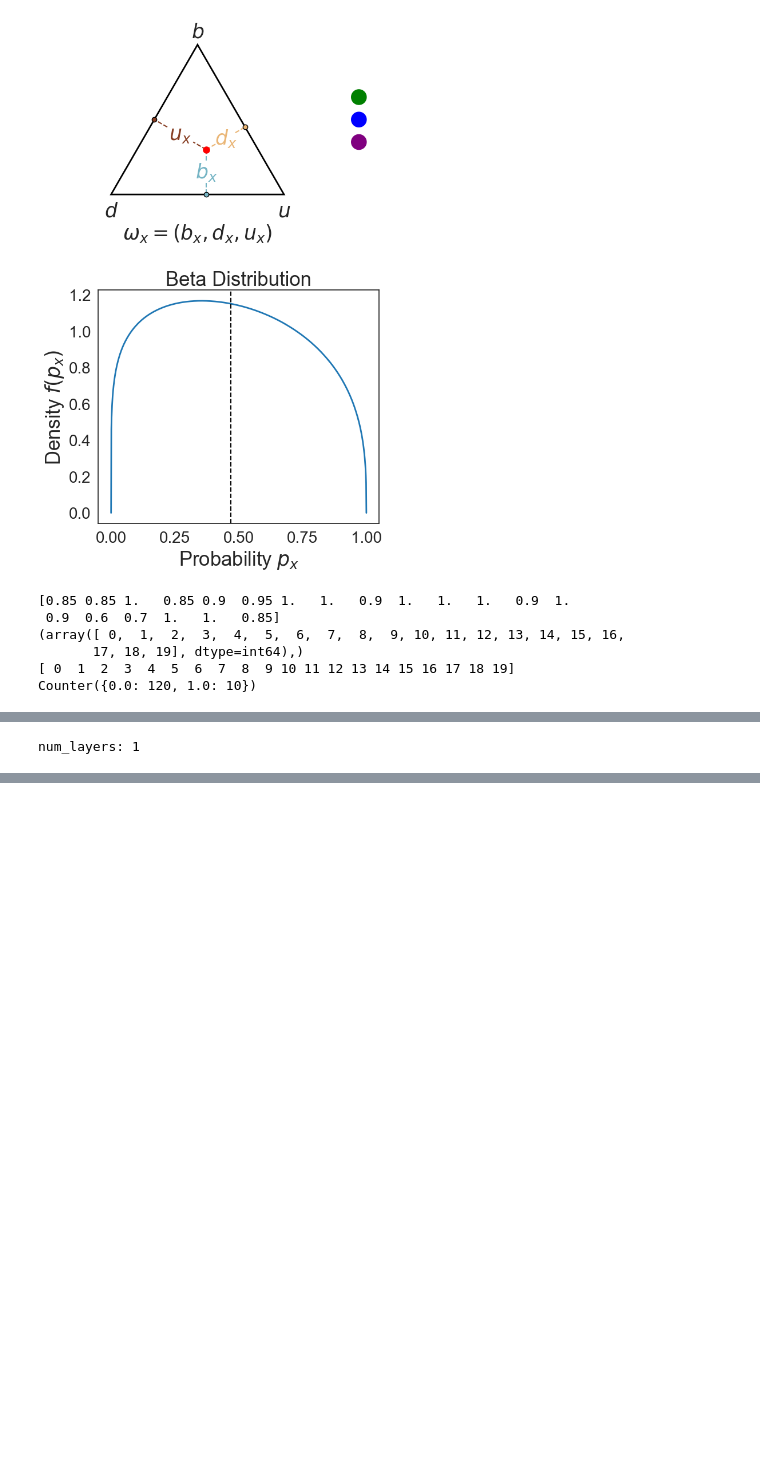
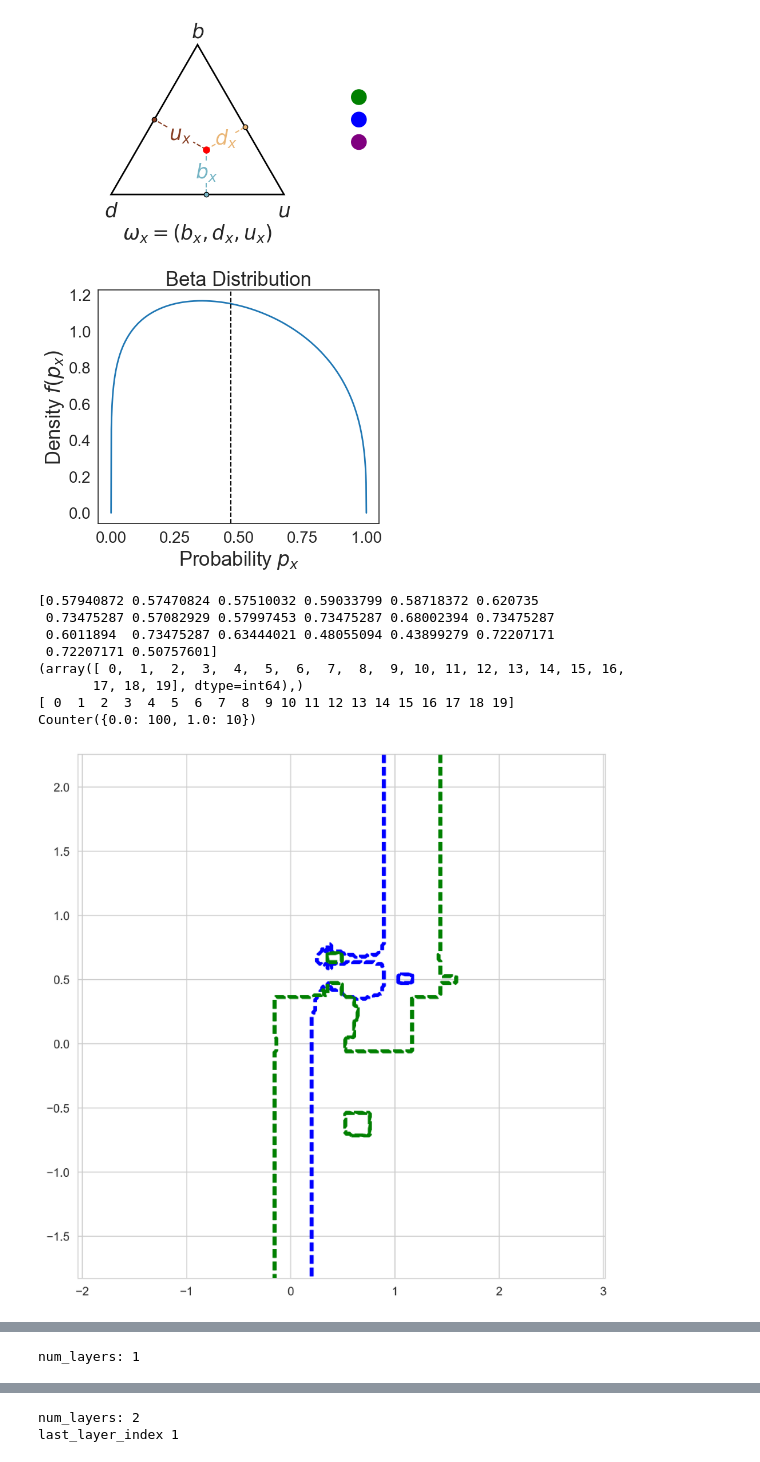
Before and after one commit to papazhu1/DGBDF, a Jupyter notebook: model/test.ipynb, the cells around one changed output, grey strips where cells are left out. Cells and saved outputs as stored; diff of their text form; code cells hidden in the pictures; blank space fills up the shorter version.

```diff
--- a/model/test.ipynb
+++ b/model/test.ipynb
@@ -451,27 +451,26 @@ if __name__ == "__main__":
     y = np.hstack([np.zeros(len(majority_class_samples)), np.ones(len(minority_class_samples))])
 
     # 训练EasyEnsemble分类器
-    rf = RandomForestClassifier(n_estimators=20)
+    rf = EasyEnsembleClassifier(n_estimators=20)
     rf.fit(X, y)
 
     # 对安全多数类样本进行插值
-    X_resampled, y_resampled = interpolate_safe_majority_class(X, y, rf, threshold=0, num_samples_to_generate=100, seed=5)
+    X_resampled, y_resampled = interpolate_safe_majority_class(X, y, rf, threshold=0, num_samples_to_generate=80, seed=5)
 
     # 读取保存的 resampled 数据
-    X_resampled = np.load("X_resampled.npy")
-    y_resampled = np.load("y_resampled.npy")
+    # X_resampled = np.load("X_resampled.npy")
+    # y_resampled = np.load("y_resampled.npy")
 
     print(Counter(y_resampled))
 
-    rf = EasyEnsembleClassifier(n_estimators=20)
+    rf = EasyEnsembleClassifier(n_estimators=50)
     rf.fit(X_resampled, y_resampled)
 
     # 训练BalancedCascade分类器
-    bc = BalanceCascadeClassifier(n_estimators=20)
-    bc.fit(X_resampled, y_resampled)
+    bc = BalanceCascadeClassifier(n_estimators=50)
+    bc.fit(X, y)
 
-    uadf = UncertaintyAwareDeepForest(config=get_config())
-    uadf.fit(X_resampled, y_resampled)
+
 
     # 创建网格用于绘制决策边界
     x_min, x_max = X_resampled[:, 0].min() - 1, X_resampled[:, 0].max() + 1
@@ -483,10 +482,21 @@ if __name__ == "__main__":
     Z_easyensemble = rf.predict(np.c_[xx.ravel(), yy.ravel()])
     Z_easyensemble = Z_easyensemble.reshape(xx.shape)
 
+
     # 使用BalancedCascade模型预测网格点
     Z_balancedcascade = bc.predict(np.c_[xx.ravel(), yy.ravel()])
     Z_balancedcascade = Z_balancedcascade.reshape(xx.shape)
 
+    # 创建子图并设置大小
+    fig, ax = plt.subplots(figsize=(8,8), dpi=400)
+
+    # 绘制EasyEnsemble决策边界（只绘制虚线边界）
+    ax.contour(xx, yy, Z_easyensemble, colors='blue', linewidths=2, linestyles='dashed')
+    ax.contour(xx, yy, Z_balancedcascade, colors='green', linewidths=2, linestyles='dashed')
+    plt.show()
+
+    uadf = UncertaintyAwareDeepForest(config=get_config())
+    uadf.fit(X_resampled, y_resampled)
     # 使用UADF模型预测网格点
     Z_uadf = uadf.predict(np.c_[xx.ravel(), yy.ravel()])
     Z_uadf = Z_uadf.reshape(xx.shape)
@@ -503,41 +513,46 @@ if __name__ == "__main__":
     ax.contour(xx, yy, Z_uadf, colors='purple', linewidths=2, linestyles='dashed')
 
 
+
     # 绘制样本点
     scatter = ax.scatter(X_resampled[:, 0], X_resampled[:, 1], c=y_resampled, cmap=plt.cm.Paired, s=150, edgecolor='black', alpha=0.6)
 
     # 手动设置legend
     handles, labels = scatter.legend_elements()
     labels = ['Majority', 'Minority']  # 修改legend标签
 
     # Create custom legend for decision boundaries
-    boundary_legend = [Line2D([0], [0], color='blue', lw=2, label='EasyEnsemble Decision Boundary'),
-                       Line2D([0], [0], color='red', lw=2, label='BalancedCascade Decision Boundary')]
+    boundary_legend = [Line2D([0], [0], color='blue', lw=2, label='EasyEnsemble', linestyle='dashed'),
+                       Line2D([0], [0], color='green', lw=2, label='BalancedCascade', linestyle='dashed'),
+                       Line2D([0], [0], color='purple', lw=2, label='UADF', linestyle='dashed')]
 
     class_patch = Line2D([0], [0], color='white', lw=0, label='Class')
     # Combine both legends
-    ax.legend([class_patch] + handles + [class_patch] + boundary_legend, ['class'] + labels + ['decision boundary'] + ['EasyEnsemble', 'BalancedCascade'], fontsize=12, loc='upper right')
+    ax.legend([class_patch] + handles + [class_patch] + boundary_legend, ['class'] + labels + ['decision boundary'] + ['EasyEnsemble', 'BalancedCascade', 'UADF'], fontsize=12, loc='upper right')
 
     ax.set_xlabel("Feature 1", fontsize=text_size)
     ax.set_ylabel("Feature 2", fontsize=text_size)
     ax.grid(True, linestyle="dotted", alpha=0.7, linewidth=2.5)
 
     # 加粗边框
     for spine in ax.spines.values():
         spine.set_linewidth(2.5)
 
     # 调整x轴和y轴刻度标签的字体大小
     ax.tick_params(axis='both', which='major', labelsize=20)
     ax.tick_params(axis='both', which='minor', labelsize=12)
 
     # 调整布局并保存图像
     plt.tight_layout()
     plt.savefig("fig/decision_boundaries_both_models_with_legend.jpg")
     plt.show()
 # %% [output]
-[0.85 0.85 1.   0.85 0.9  0.95 1.   1.   0.9  1.   1.   1.   0.9  1.
- 0.9  0.6  0.7  1.   1.   0.85]
+[0.57940872 0.57470824 0.57510032 0.59033799 0.58718372 0.620735
+ 0.73475287 0.57082929 0.57997453 0.73475287 0.68002394 0.73475287
+ 0.6011894  0.73475287 0.63444021 0.48055094 0.43899279 0.72207171
+ 0.72207171 0.50757601]
 (array([ 0,  1,  2,  3,  4,  5,  6,  7,  8,  9, 10, 11, 12, 13, 14, 15, 16,
        17, 18, 19], dtype=int64),)
 [ 0  1  2  3  4  5  6  7  8  9 10 11 12 13 14 15 16 17 18 19]
-Counter({0.0: 120, 1.0: 10})
+Counter({0.0: 100, 1.0: 10})
+[figure, added]
@@ -552,0 +569,2 @@ IndexError: only integers, slices (`:`), ellipsis (`...`), numpy.newaxis (`None`
+num_layers: 2
+last_layer_index 1
```
Also changed, not shown: parts of 2 cells of this notebook, 5 other files.
